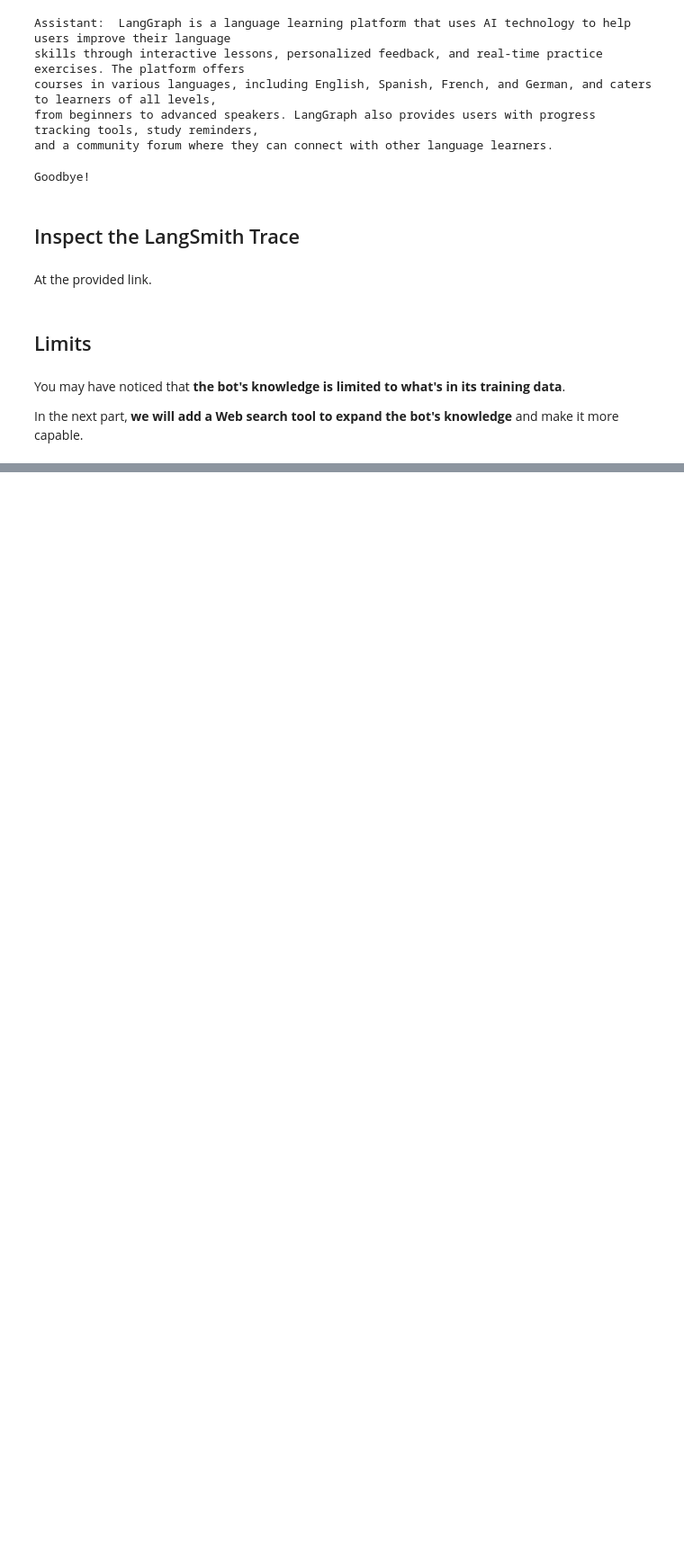
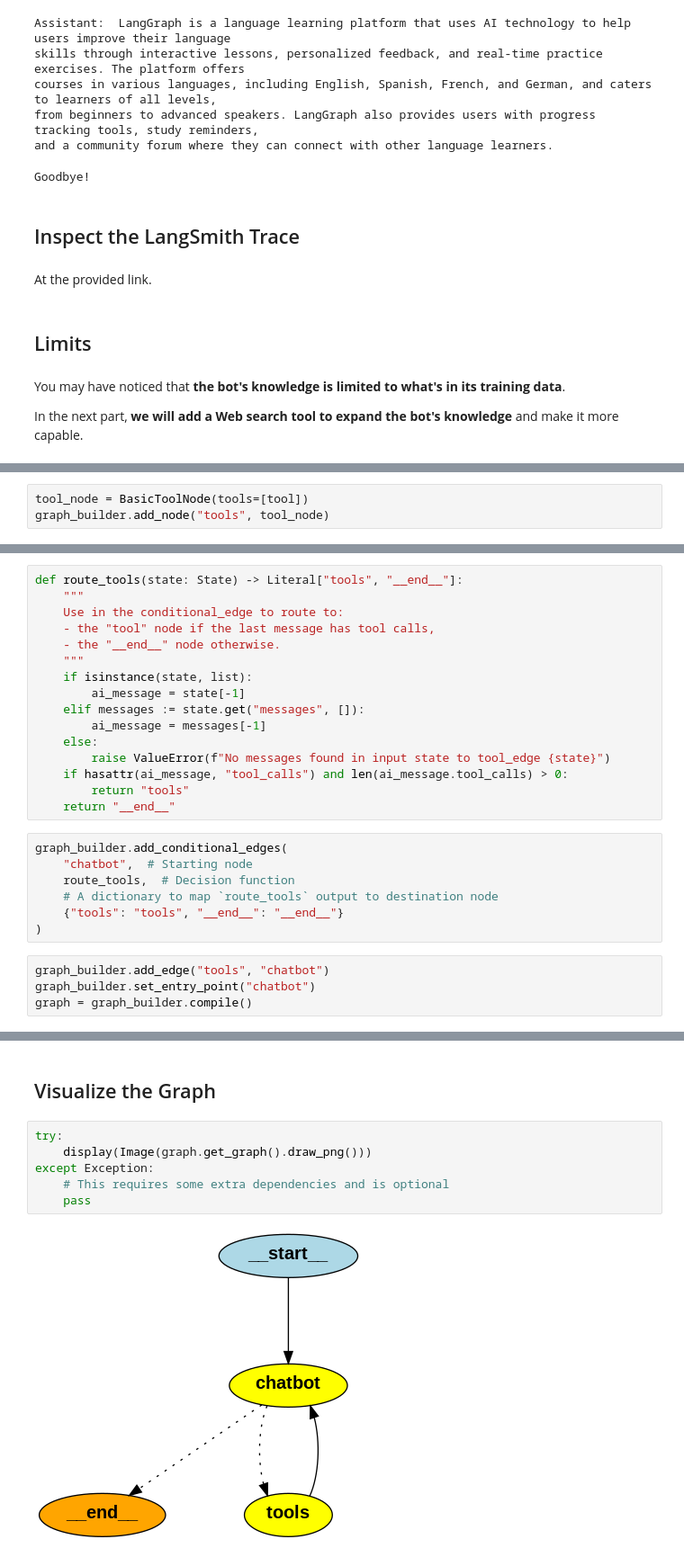
Before and after one commit to GMartin-Data/LangChainDoc, a Jupyter notebook: tutorials/tuto9-introduction_to_langgraph.ipynb, the cells around one changed output, grey strips where cells are left out. Shown at 90% size. Cells and saved outputs as stored; diff of their text form; blank space fills up the shorter version.

Commit message:
Finished section 2 'enhancing the chatbot with tools' (except bug in manual implementation)

```diff
--- a/tutorials/tuto9-introduction_to_langgraph.ipynb
+++ b/tutorials/tuto9-introduction_to_langgraph.ipynb
@@ -277,0 +369,3 @@ In the next part, **we will add a Web search tool to expand the bot's knowledge*
+# %%
+tool_node = BasicToolNode(tools=[tool])
+graph_builder.add_node("tools", tool_node)
@@ -277,0 +400,27 @@ In the next part, **we will add a Web search tool to expand the bot's knowledge*
+# %%
+def route_tools(state: State) -> Literal["tools", "__end__"]:
+    """
+    Use in the conditional_edge to route to:
+    - the "tool" node if the last message has tool calls,
+    - the "__end__" node otherwise.
+    """
+    if isinstance(state, list):
+        ai_message = state[-1]
+    elif messages := state.get("messages", []):
+        ai_message = messages[-1]
+    else:
+        raise ValueError(f"No messages found in input state to tool_edge {state}")
+    if hasattr(ai_message, "tool_calls") and len(ai_message.tool_calls) > 0:
+        return "tools"
+    return "__end__"
+# %%
+graph_builder.add_conditional_edges(
+    "chatbot",  # Starting node
+    route_tools,  # Decision function
+    # A dictionary to map `route_tools` output to destination node
+    {"tools": "tools", "__end__": "__end__"}
+)
+# %%
+graph_builder.add_edge("tools", "chatbot")
+graph_builder.set_entry_point("chatbot")
+graph = graph_builder.compile()
@@ -277,0 +439,10 @@ In the next part, **we will add a Web search tool to expand the bot's knowledge*
+# %% [markdown]
+## Visualize the Graph
+# %%
+try:
+    display(Image(graph.get_graph().draw_png()))
+except Exception:
+    # This requires some extra dependencies and is optional
+    pass
+# %% [output]
+[figure, added]
```
Also changed, not shown: parts of 44 cells of this notebook.
